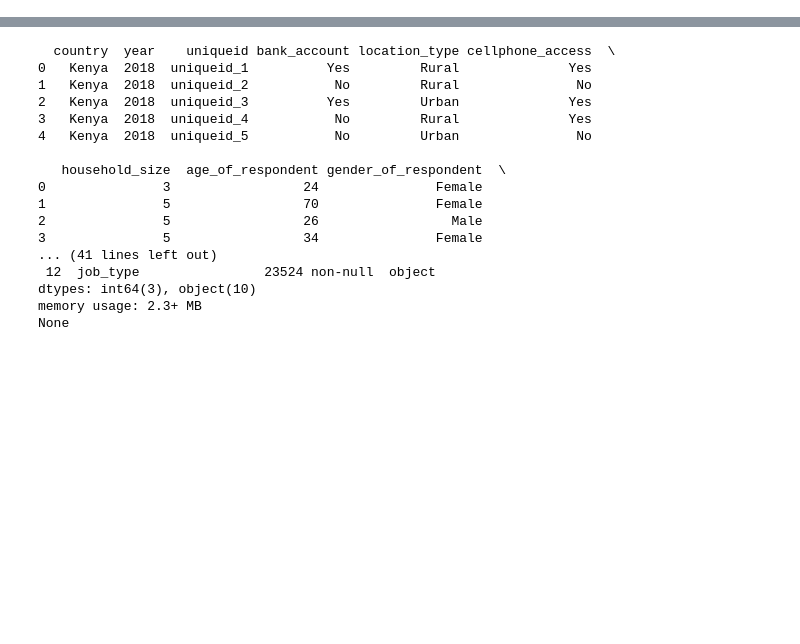
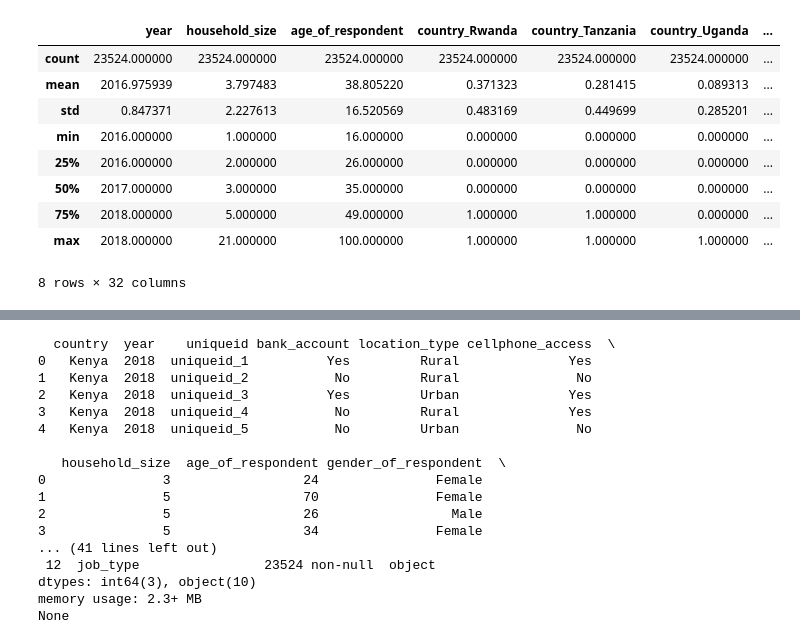
Before and after one commit to Venant2/Financial-Inclusion, a Jupyter notebook: F.I Juypter NoteBook.ipynb, the cells around one changed output, grey strips where cells are left out. Saved outputs shown, nothing was run; the diff lists cells and outputs as text; code cells hidden in the pictures; blank space fills up the shorter version.

```diff
--- a/F.I Juypter NoteBook.ipynb
+++ b/F.I Juypter NoteBook.ipynb
@@ -3,3 +3,16 @@ import pandas as pd
 import plotly.express as px
 
 df = pd.read_csv('C:\\Users\\user\\Downloads\\Train.csv')
+# %%
+df.describe()
+# %% [output]
+|  | year | household_size | age_of_respondent | country_Rwanda | country_Tanzania | country_Uganda | ... |
+| count | 23524.000000 | 23524.000000 | 23524.000000 | 23524.000000 | 23524.000000 | 23524.000000 | ... |
+| mean | 2016.975939 | 3.797483 | 38.805220 | 0.371323 | 0.281415 | 0.089313 | ... |
+| std | 0.847371 | 2.227613 | 16.520569 | 0.483169 | 0.449699 | 0.285201 | ... |
+| min | 2016.000000 | 1.000000 | 16.000000 | 0.000000 | 0.000000 | 0.000000 | ... |
+| 25% | 2016.000000 | 2.000000 | 26.000000 | 0.000000 | 0.000000 | 0.000000 | ... |
+| 50% | 2017.000000 | 3.000000 | 35.000000 | 0.000000 | 0.000000 | 0.000000 | ... |
+| 75% | 2018.000000 | 5.000000 | 49.000000 | 1.000000 | 1.000000 | 0.000000 | ... |
+| max | 2018.000000 | 21.000000 | 100.000000 | 1.000000 | 1.000000 | 1.000000 | ... |
+8 rows × 32 columns
```
Also changed, not shown: parts of 8 cells of this notebook.
